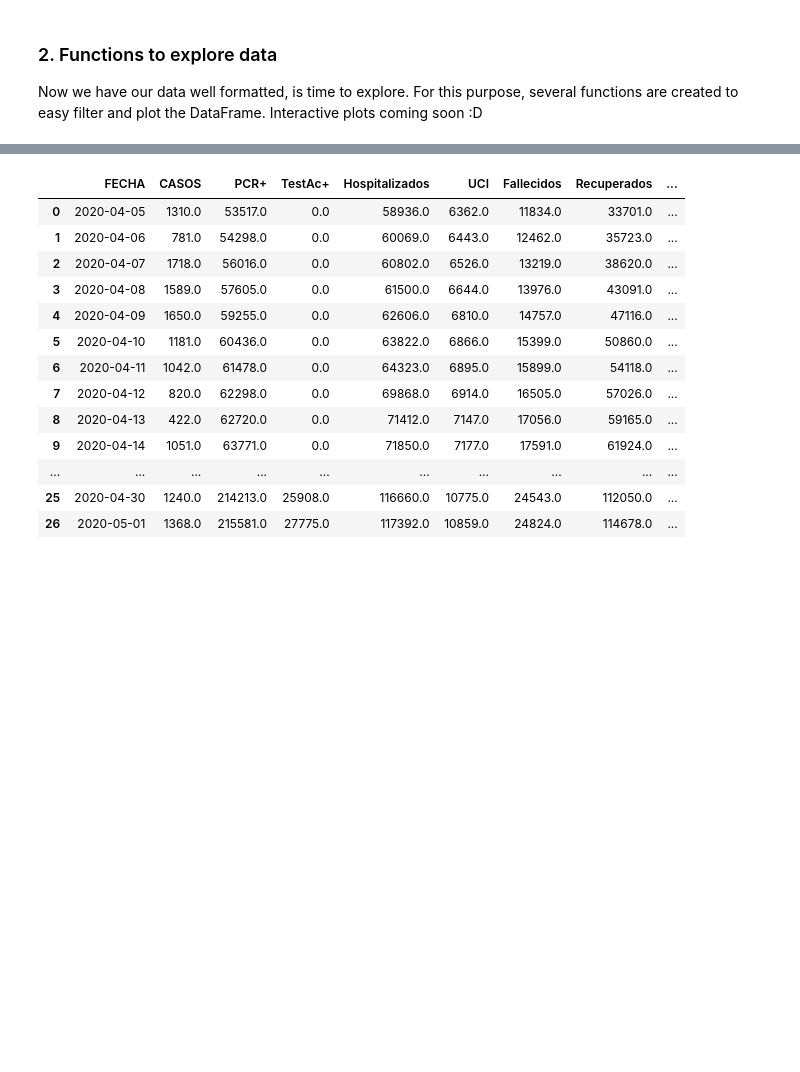
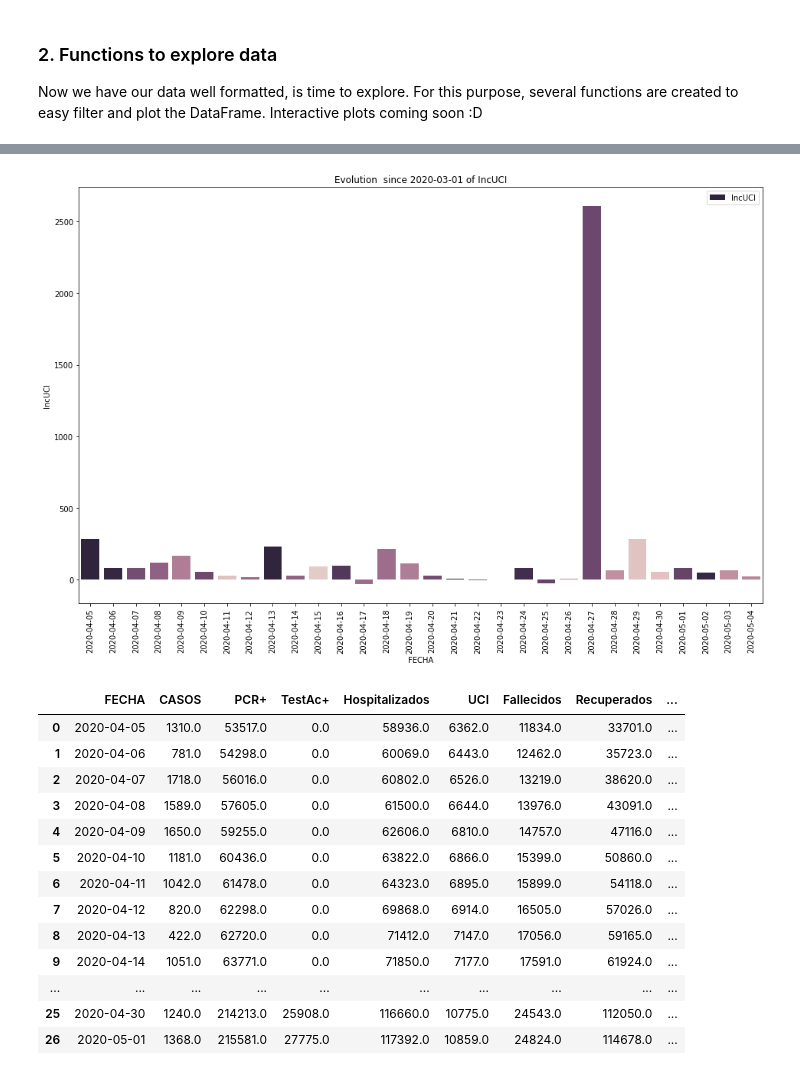
Before and after one commit to RaulRC/Covid-19, a Jupyter notebook: Covid19 - Official Spanish Data Curation ISCIII.ipynb, the cells around one changed output, grey strips where cells are left out. Drawn from its saved outputs; the diff is of its cells as text; code cells hidden in the pictures; blank space fills up the shorter version.

```diff
--- a/Covid19 - Official Spanish Data Curation ISCIII.ipynb
+++ b/Covid19 - Official Spanish Data Curation ISCIII.ipynb
@@ -254,3 +264,8 @@ showStats(res, location='MD', feature='CASOS')
+# %%
+#Aggregated
+showStats(res, location=None, feature='IncUCI', aggregate=True)
+# %% [output]
+[figure, added]
 # %%
 displayInfo(res)
 # %% [output]
```
Also changed, not shown: parts of 13 cells of this notebook.
